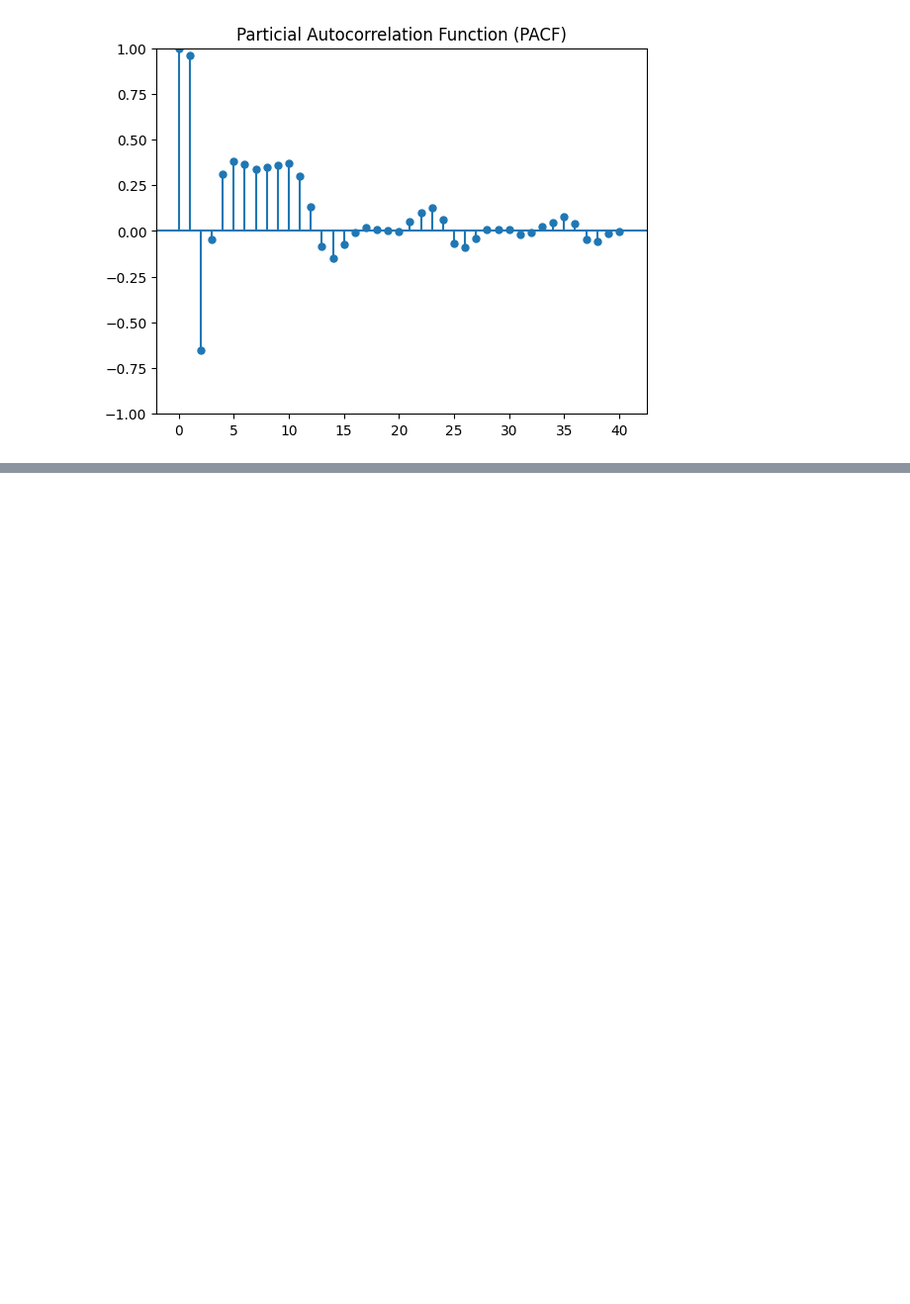
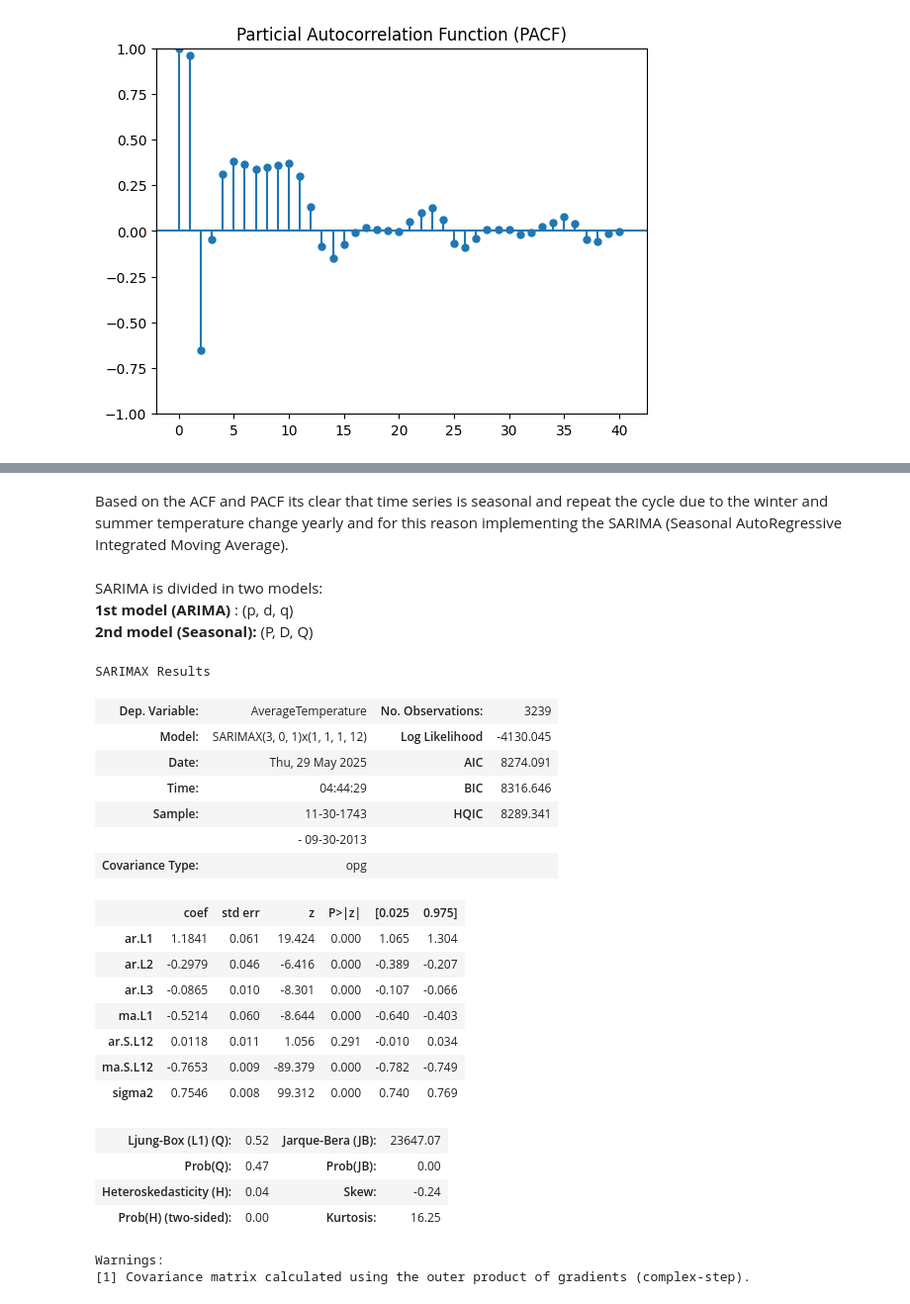
Before and after one commit to HassanZeb01/land_temperature_by_country, a Jupyter notebook: climate_temperature.ipynb, the cells around one changed output, grey strips where cells are left out. Shown: that part at 99% size. Saved outputs shown, nothing was run; the diff lists cells and outputs as text; code cells hidden in the pictures; blank space fills up the shorter version.

Commit message:
Working with SARIMA

```diff
--- a/climate_temperature.ipynb
+++ b/climate_temperature.ipynb
@@ -584,0 +593,6 @@ plt.show()
+# %% [markdown]
+Based on the ACF and PACF its clear that time series is seasonal and repeat the cycle due to the winter and summer temperature change yearly and for this reason implementing the SARIMA (Seasonal AutoRegressive Integrated Moving Average).
+# %% [markdown]
+SARIMA is divided in two models:\
+**1st model (ARIMA)**   : (p, d, q)\
+**2nd model (Seasonal):** (P, D, Q)
@@ -584,0 +601,34 @@ plt.show()
+# %%
+df1 = df['AverageTemperature'].resample('M').mean()
+# %%
+non_seasonal = (3,0,1)
+seasonal = (1,1,1,12)
+
+model = SARIMAX(df1, order=non_seasonal, seasonal_order=seasonal)
+
+results = model.fit(maxiter=50, method='lbfgs')
+# %%
+results.summary()
+# %% [output]
+SARIMAX Results
+| Dep. Variable: | AverageTemperature | No. Observations: | 3239 |
+| Model: | SARIMAX(3, 0, 1)x(1, 1, 1, 12) | Log Likelihood | -4130.045 |
+| Date: | Thu, 29 May 2025 | AIC | 8274.091 |
+| Time: | 04:44:29 | BIC | 8316.646 |
+| Sample: | 11-30-1743 | HQIC | 8289.341 |
+|  | - 09-30-2013 |  |  |
+| Covariance Type: | opg |  |  |
+|  | coef | std err | z | P>|z| | [0.025 | 0.975] |
+| ar.L1 | 1.1841 | 0.061 | 19.424 | 0.000 | 1.065 | 1.304 |
+| ar.L2 | -0.2979 | 0.046 | -6.416 | 0.000 | -0.389 | -0.207 |
+| ar.L3 | -0.0865 | 0.010 | -8.301 | 0.000 | -0.107 | -0.066 |
+| ma.L1 | -0.5214 | 0.060 | -8.644 | 0.000 | -0.640 | -0.403 |
+| ar.S.L12 | 0.0118 | 0.011 | 1.056 | 0.291 | -0.010 | 0.034 |
+| ma.S.L12 | -0.7653 | 0.009 | -89.379 | 0.000 | -0.782 | -0.749 |
+| sigma2 | 0.7546 | 0.008 | 99.312 | 0.000 | 0.740 | 0.769 |
+| Ljung-Box (L1) (Q): | 0.52 | Jarque-Bera (JB): | 23647.07 |
+| Prob(Q): | 0.47 | Prob(JB): | 0.00 |
+| Heteroskedasticity (H): | 0.04 | Skew: | -0.24 |
+| Prob(H) (two-sided): | 0.00 | Kurtosis: | 16.25 |
+Warnings:
+[1] Covariance matrix calculated using the outer product of gradients (complex-step).
```
Also changed, not shown: parts of 8 cells of this notebook.
